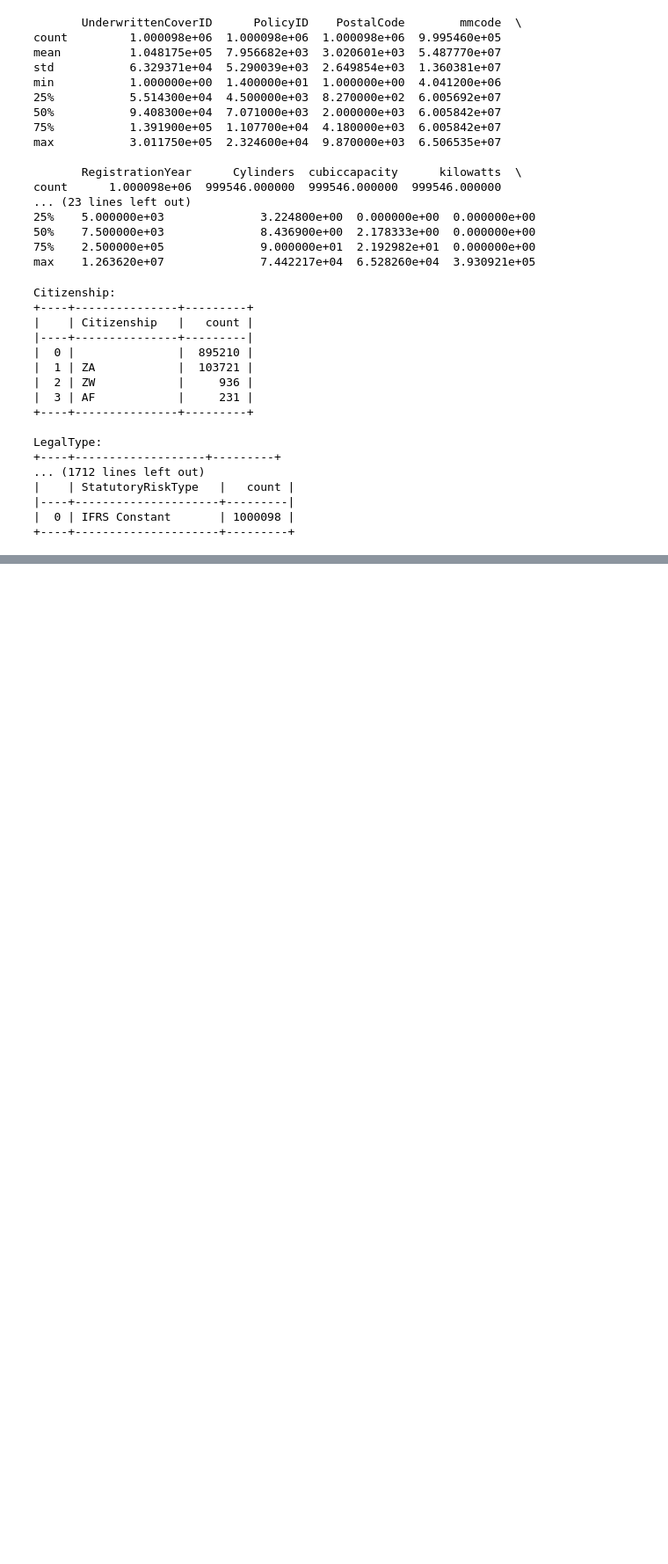
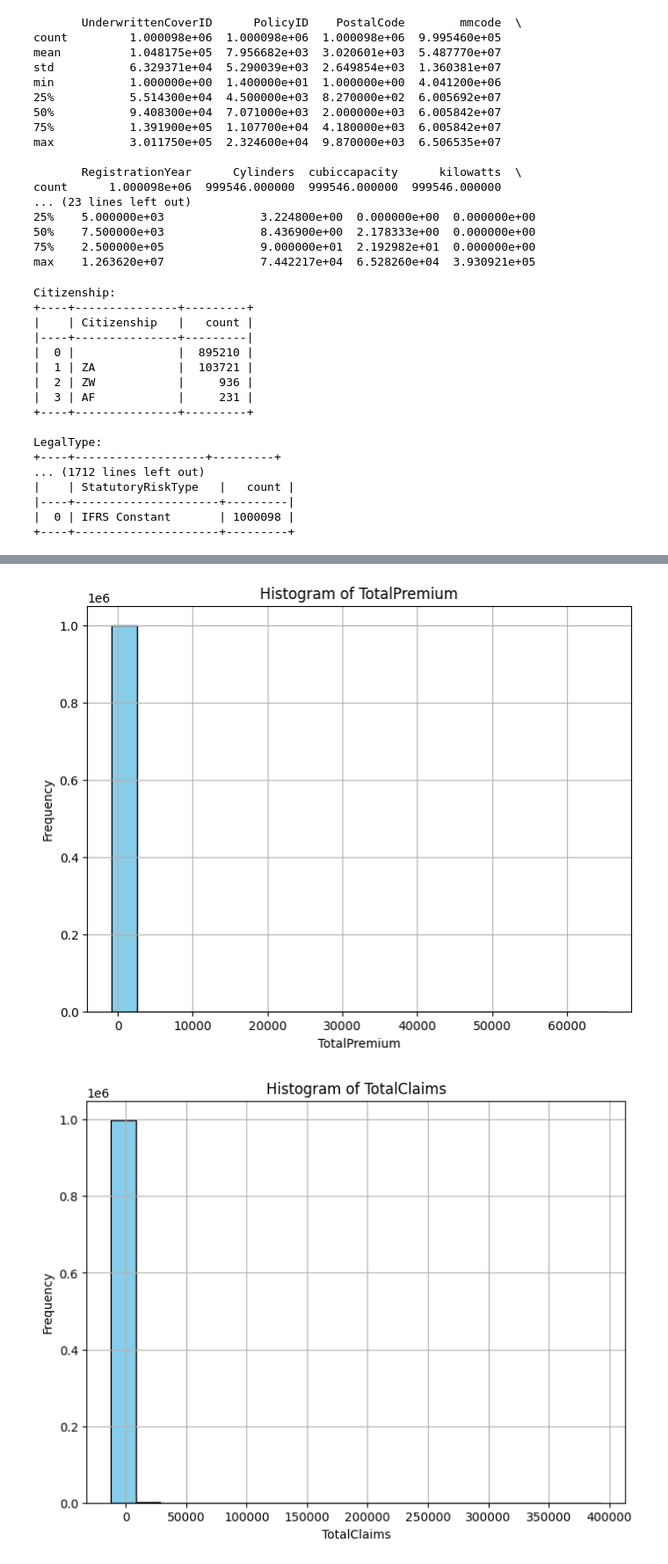
Before and after one commit to abrahamshimelis/AlphaCare-Insurance-Solutions, a Jupyter notebook: notebooks/descriptive-data-analysis.ipynb, the cells around one changed output, grey strips where cells are left out. Shown at 88% size. Saved outputs shown, nothing was run; the diff lists cells and outputs as text; code cells hidden in the pictures; blank space fills up the shorter version.

```diff
--- a/notebooks/descriptive-data-analysis.ipynb
+++ b/notebooks/descriptive-data-analysis.ipynb
@@ -137,3 +140,21 @@ LegalType:
 |----+---------------------+---------|
 |  0 | IFRS Constant       | 1000098 |
 +----+---------------------+---------+
+# %%
+# Define the column groups based on the provided structure
+
+insurance_policy_columns = ['UnderwrittenCoverID', 'PolicyID', 'TransactionMonth']
+client_columns = ['IsVATRegistered', 'Citizenship', 'LegalType', 'Title', 'Language', 'Bank', 'AccountType', 'MaritalStatus', 'Gender']
+client_location_columns = ['Country', 'Province', 'PostalCode', 'MainCrestaZone', 'SubCrestaZone']
+car_insured_columns = ['ItemType', 'mmcode', 'VehicleType', 'RegistrationYear', 'make', 'Model', 'Cylinders', 'cubiccapacity', 'kilowatts', 'bodytype', 'NumberOfDoors', 'VehicleIntroDate', 'CustomValueEstimate', 'AlarmImmobiliser', 'TrackingDevice', 'CapitalOutstanding', 'NewVehicle', 'WrittenOff', 'Rebuilt', 'Converted', 'CrossBorder', 'NumberOfVehiclesInFleet']
+plan_columns = ['SumInsured', 'TermFrequency', 'CalculatedPremiumPerTerm', 'ExcessSelected', 'CoverCategory', 'CoverType', 'CoverGroup', 'Section', 'Product', 'StatutoryClass', 'StatutoryRiskType']
+payment_claim_columns = ['TotalPremium', 'TotalClaims']
+
+df_insurance_policy = df[insurance_policy_columns]
+df_client = df[client_columns]
+df_client_location = df[client_location_columns]
+df_car_insured = df[car_insured_columns]
+df_plan = df[plan_columns]
+df_payment_claim = df[payment_claim_columns]
+
+df_insurance_policy.head(10)
@@ -139,0 +173,30 @@ LegalType:
+# %%
+# Function to plot histograms for numerical variables
+def plot_numerical_histograms(df):
+    numerical_cols = df.select_dtypes(include=np.number).columns.tolist()
+    for col in numerical_cols:
+        plt.figure(figsize=(8, 6))
+        plt.hist(df[col], bins=20, color='skyblue', edgecolor='black')
+        plt.title(f'Histogram of {col}')
+        plt.xlabel(col)
+        plt.ylabel('Frequency')
+        plt.grid(True)
+        plt.show()
+
+# Function to plot bar charts for categorical variables
+def plot_categorical_bar_charts(df):
+    categorical_cols = df.select_dtypes(include=['object', 'category']).columns.tolist()
+    for col in categorical_cols:
+        plt.figure(figsize=(8, 6))
+        df[col].value_counts().plot(kind='bar', color='skyblue')
+        plt.title(f'Bar Chart of {col}')
+        plt.xlabel(col)
+        plt.ylabel('Count')
+        plt.xticks(rotation=45)
+        plt.grid(True)
+        plt.show()
+# %%
+plot_numerical_histograms(df_payment_claim)
+# %% [output]
+[figure, added]
+[figure, added]
```
Also changed, not shown: parts of 3 cells of this notebook, 1 other file.
